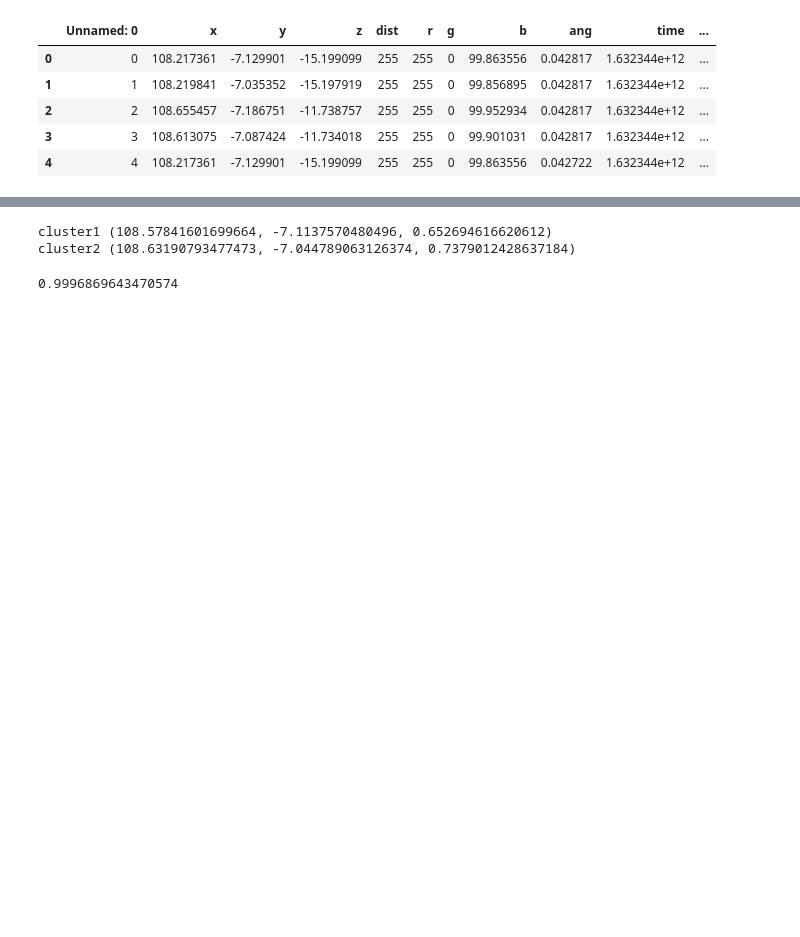
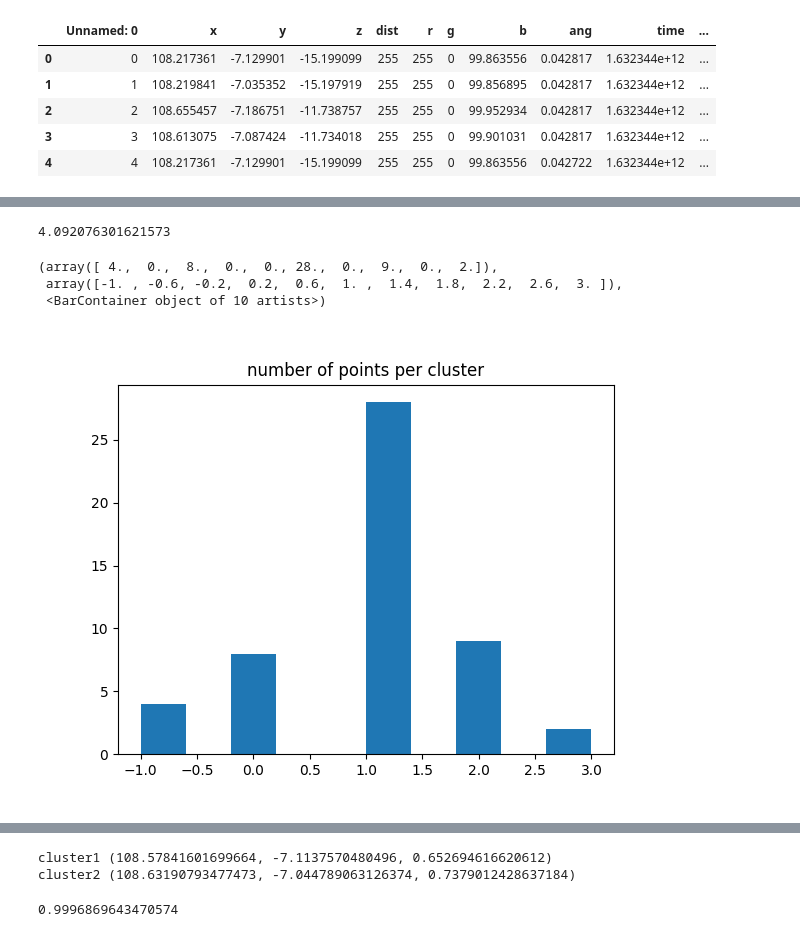
Before and after one commit to pflani/ObstacleSegmentation, a Jupyter notebook: DBSCAN.ipynb, the cells around one changed output, grey strips where cells are left out. Drawn from its saved outputs; the diff is of its cells as text; code cells hidden in the pictures; blank space fills up the shorter version.

Commit message:
added second dbscan and neighborhood algorithms

```diff
--- a/DBSCAN.ipynb
+++ b/DBSCAN.ipynb
@@ -65,3 +75,18 @@ exampleclusterdf.describe()
 | 50% | 5506.500000 | 108.610840 | -7.085114 | -15.174309 | 255.0 | 255.0 | 0.0 | 90.160667 | 0.027916 | 1.632344e+12 | ... |
 | 75% | 8440.000000 | 108.686752 | -6.871312 | -11.643709 | 255.0 | 255.0 | 0.0 | 96.284523 | 0.029483 | 1.632344e+12 | ... |
 | max | 11771.000000 | 109.113014 | -6.373037 | -8.300071 | 255.0 | 255.0 | 0.0 | 99.952934 | 0.042817 | 1.632344e+12 | ... |
+# %%
+def XYZmean(df):
+    print(type(df))
+    xmean=np.mean(df['x'])
+    ymean=np.mean(df.y)
+    zmean=np.mean(df.z)
+    return Cluster(xmean, ymean, zmean) #assigning to tuple "cluster"
+
+cluster_centers=dict.fromkeys(df.clusterfromdbscan.unique())
+for cluster in df.clusterfromdbscan.unique():
+    tempclusterseries = df[df['clusterfromdbscan']==cluster][['x', 'y', 'z']].agg('mean') #grabs all points associated with cluster in for loop step
+
+    cluster_centers[cluster]= Cluster(tempclusterseries.x,tempclusterseries.y,tempclusterseries.z) #makes cluster series type into dict, 'cluster_centers.x,...'
+#print(type(cluster_centers))
+#cluster_centers
@@ -67,0 +112,22 @@ exampleclusterdf.describe()
+# %%
+#Associate clusters by neighborhood
+# np.array(cluster_centers.items())
+cluster_center_array=pd.DataFrame.from_dict(cluster_centers,orient='index').to_numpy()
+LIDAR_range=100
+elevation_angle=(30*np.pi)/180
+number_beams=16
+raster_buffer=1.25 #25%
+distance_between_raster_lines=LIDAR_range*np.tan(elevation_angle / number_beams)*raster_buffer
+print(distance_between_raster_lines)
+neighborhood_clustering = DBSCAN(eps=distance_between_raster_lines, min_samples=2).fit(cluster_center_array)
+neighborhood_clustering_variable = neighborhood_clustering.labels_
+
+%matplotlib widget
+plt.title('number of points per cluster')
+plt.hist(neighborhood_clustering.labels_)
+# %% [output]
+4.092076301621573
+(array([ 4.,  0.,  8.,  0.,  0., 28.,  0.,  9.,  0.,  2.]),
+ array([-1. , -0.6, -0.2,  0.2,  0.6,  1. ,  1.4,  1.8,  2.2,  2.6,  3. ]),
+ <BarContainer object of 10 artists>)
+[figure, added]
```
Also changed, not shown: parts of 9 cells of this notebook.
